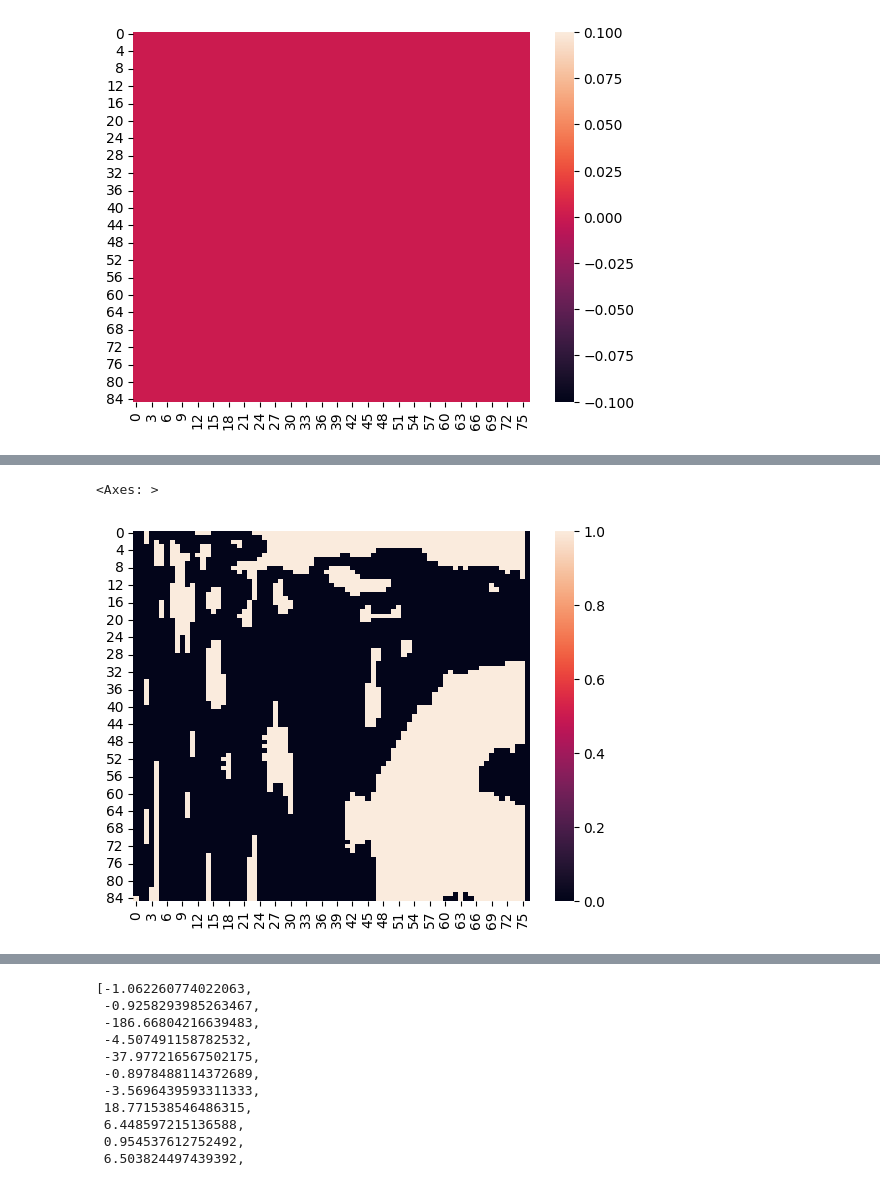
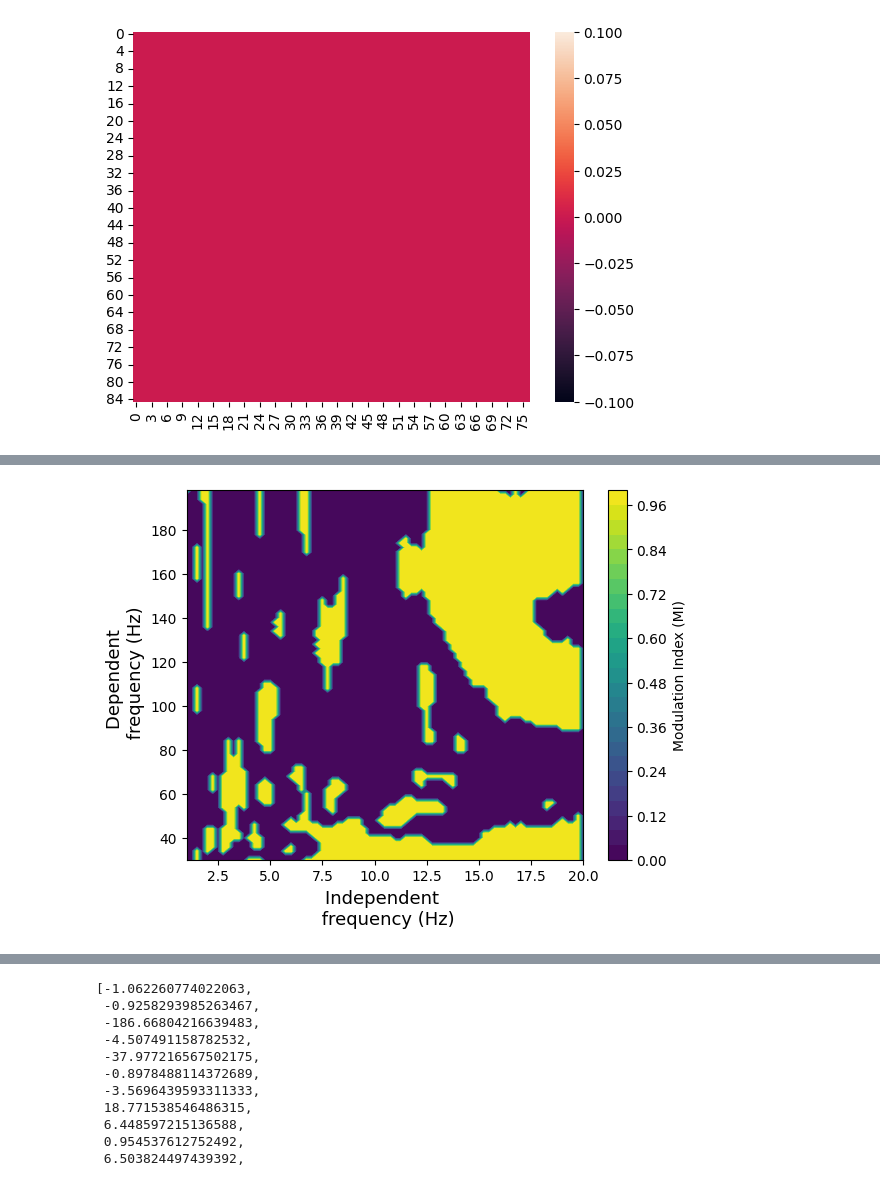
Before and after one commit to lfernandof/lfp_signals_analysis, a Jupyter notebook: consistency_check_LFP_analyses.ipynb, the cells around one changed output, grey strips where cells are left out. Drawn from its saved outputs; the diff is of its cells as text; code cells hidden in the pictures.

```diff
--- a/consistency_check_LFP_analyses.ipynb
+++ b/consistency_check_LFP_analyses.ipynb
@@ -1852,0 +1604,7 @@ for rat in range(3,7):
+# %%
+fig,axs = plt.subplots(nrows=2,ncols=2)
+axs[0,0].plot([1,3,5])
+axs[0,1].plot([11,3,2])
+axs[1,0].plot([.1,34,5])
+axs[1,1].plot([5,5,5])
+plt.show()
@@ -1852,0 +1637,11 @@ for rat in range(3,7):
+# %%
+def build_early_late_matrices(rats_list,early_late_permutation_statements=(False,False,False,False)):
+  assert len(rats_list) == len(early_late_permutation_statements)
+  '''this piece of code is absolutely atrocious but as Boltzmann once put it "Eleganz sei die Sache der Schuster und Schneider"; eventually i'll make it better'''
+
+  #select from each rat's dictionary (early == True/late==False) according to the flipping rule (if True, then late-stage comodulogram will be stored in the early matrix and vice-versa for the early-stage)
+  early = np.dstack([rats[i][key] for i,key in enumerate(early_late_permutation_statements)])
+  late = np.dstack([rats[i][not key] for i,key in enumerate(early_late_permutation_statements)])
+
+  stacked_matrix = np.nan_to_num(np.stack([early,late]))
+  return stacked_matrix
@@ -1852,0 +2008,15 @@ for rat in range(3,7):
+# %%
+#These are the frequencies over which we will build the comodulogram; for now I am making them fixed but later they will be incorporated as parameters
+
+def plot_sleep_comodulogram(comod):
+
+  freqs_for_amps = np.arange(30,202,2)
+  freqs_for_phases = np.arange(1,20.25,.25)
+
+  #make a grid to accommodate the data
+  x,y = np.meshgrid(freqs_for_phases,freqs_for_amps[:-1])
+
+  plt.contourf(x, y, comod, 30, cmap=plt.cm.viridis)
+  plt.xlabel('Independent \n frequency (Hz)',size=13)
+  plt.ylabel('Dependent \n frequency (Hz)',size=13)
+  plt.colorbar(label="Modulation Index (MI)")
@@ -1867,10 +2063,10 @@ PASSOS PRA AMANHÃ:
 #example with day 2
 rats = []
 for rat_id in range(3,7):
-  os.chdir(f'/content/drive/MyDrive/backup-mac/ufabc/entire-backup/lfp/all_channels/data/separated_channels/rat{rat_id}_day2_LFP_all/')
+  os.chdir(f'/content/drive/MyDrive/backup-mac/ufabc/entire-backup/lfp/all_channels/data/separated_channels/rat{rat_id}_day1_LFP_all/')
 
-  pre_session_comods = np.load(f'./NREM_comodulograms_before_training_rat{rat_id}-day2.npy')
-  post_session_comods = np.load(f'./NREM_comodulograms_after_training_rat{rat_id}-day2.npy')
+  pre_session_comods = np.load(f'./NREM_comodulograms_before_training_rat{rat_id}-day1.npy')
+  post_session_comods = np.load(f'./NREM_comodulograms_after_training_rat{rat_id}-day1.npy')
 
   rats.append({True:np.mean(pre_session_comods,axis=0),False:np.mean(post_session_comods,axis=0)})
 # %%
@@ -1955,10 +2159,10 @@ def otsu_binarize_t_scores_matrix(tscores_matrix):
 #  return binarized_matrix
 # %%
 testando_binary = otsu_binarize_t_scores_matrix(t_scores_matrix)
-sns.heatmap(testando_binary)
+#sns.heatmap(testando_binary)
+plot_sleep_comodulogram(testando_binary)
 # %% [output]
-<Axes: >
-[figure, old version]
+[figure, new version]
 # %%
 def clusters_coordinates(binarized_matrix):
   #identify clusters in a binarized matrix and return a dictionary containing the following key-value pairs:
```
Also changed, not shown: parts of 52 cells of this notebook.
